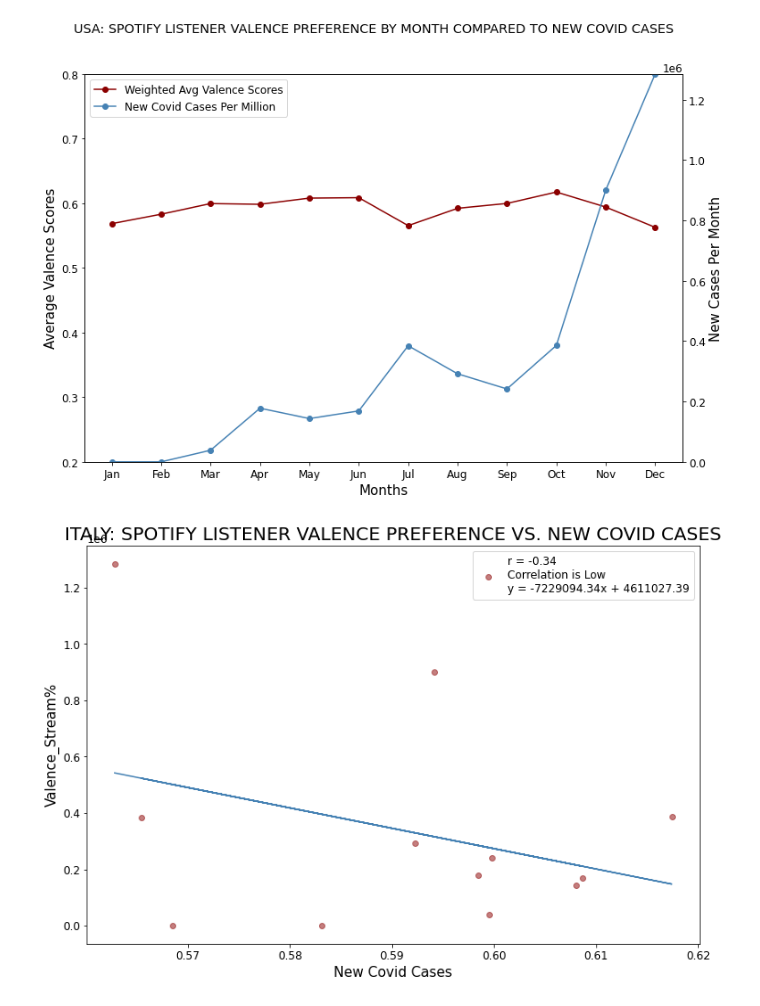
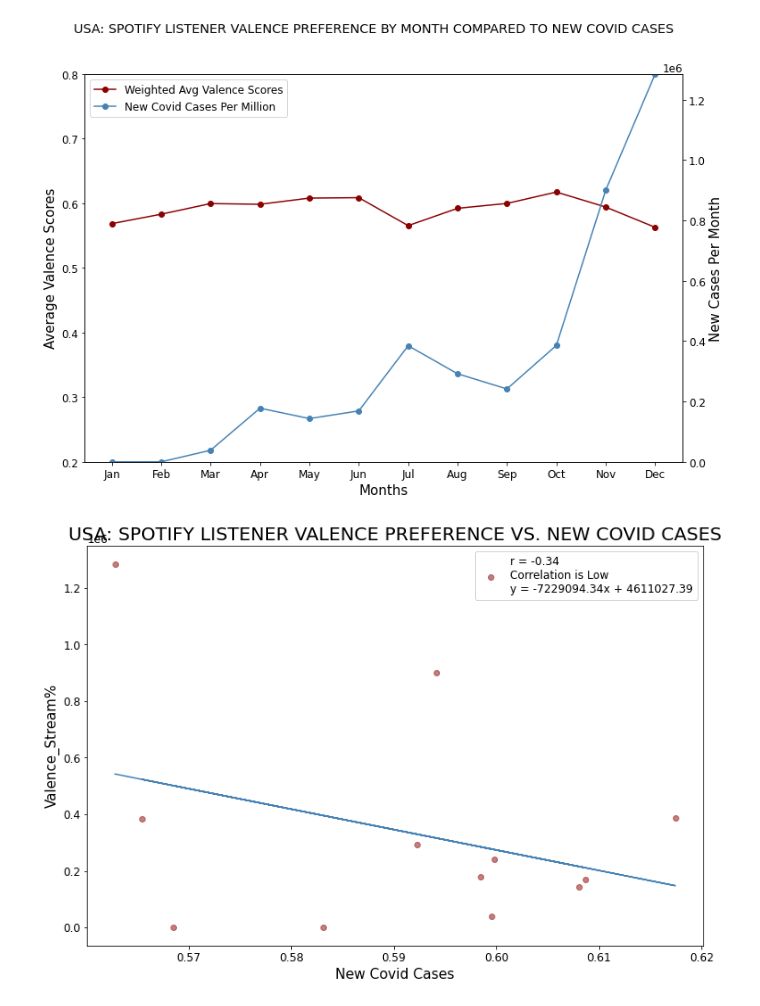
Before and after one commit to verocastillo/data-project-1, a Jupyter notebook: nunez-tests/usa_ken's_code/usa.ipynb, the cells around one changed output. Drawn from its saved outputs; the diff is of its cells as text; code cells hidden in the pictures.

Commit message:
Title adjustment

```diff
--- a/nunez-tests/usa_ken's_code/usa.ipynb
+++ b/nunez-tests/usa_ken's_code/usa.ipynb
@@ -488,32 +488,32 @@ def r_label(r):
 # %%
 # Line plot relationship between Valence scores and New Cases per Million with shared x axis and duel y axes
 
 x_axis = country_covid_valence_df['Valence_Stream%']                                 # Set up axes
 y_axis = country_covid_valence_df['New Cases Per Million']
 
 slope, intercept, rvalue, pvalue, stderr = stats.linregress(x_axis, y_axis)  # Get elements of regression equation
 regress_values = x_axis * slope + intercept                                  # Calculate regression values
 
 plt.figure(figsize=(12, 8))
-plt.title('ITALY: SPOTIFY LISTENER VALENCE PREFERENCE VS. NEW COVID CASES') # CHANGE TITLE TO REFLECT YOUR COUNTRY
+plt.title('USA: SPOTIFY LISTENER VALENCE PREFERENCE VS. NEW COVID CASES') # CHANGE TITLE TO REFLECT YOUR COUNTRY
 
 plt.xlabel(f"New Covid Cases")                                               # Set x axis label for subplot
 plt.ylabel(f"Valence_Stream%")                                                       # Set title for subplot
 
 r = round(stats.pearsonr(x_axis, y_axis)[0],2)                       # Calculate correlation coefficient
 rlabel = r_label(r)                                                 # Call function to create a label for the r number
 
 line_eq = "y = " + str(round(slope,2)) + "x + " + str(round(intercept,2))    # Ression formula
 
 plt.scatter(x_axis, y_axis, facecolors="darkred",  alpha=.5,        # Plot the scatter chart
 label=f"r = {r}\nCorrelation is {rlabel}\n{line_eq}" )
 
 plt.plot(x_axis, regress_values, color="steelblue")                 # Plot the regression line
 
 plt.legend()                                                        # Add the legend
 
 plt.savefig("output_files/valence_vs_newcases.png")                 # Save the png file
 
 plt.show()
 # %% [output]
-[figure, old version]
+[figure, new version]
```
Also changed, not shown: 1 other file.
